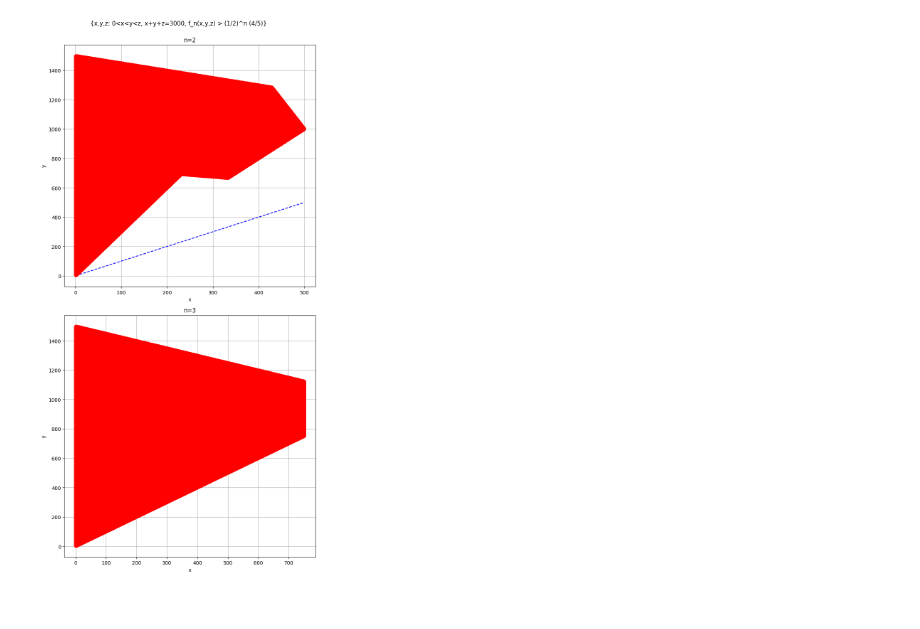
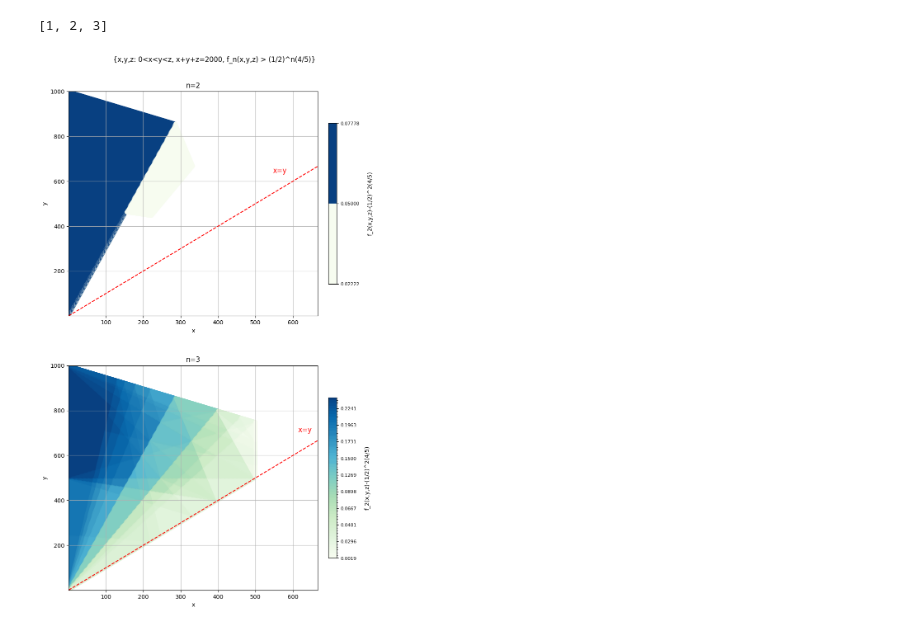
Before and after one commit to 7angel4/betting-game-proof, a Jupyter notebook: plot.ipynb, the cells around one changed output. Saved outputs shown, nothing was run; the diff lists cells and outputs as text; code cells hidden in the pictures.

Commit message:
added gradient colors (based on f_n(x,y,z) - thresh(n) values) to the scatter plots; modified the coordinates storage format to (x, y, f-thresh, z), for fixed sum x+y+z=2000

```diff
--- a/plot.ipynb
+++ b/plot.ipynb
@@ -23,20 +24,12 @@ with open('n=4_coordsb', 'w') as file:
     file.write(','.join(map(str, z_values)) + '\n')
 # %%
 def read(n):
-    with open(f'n={n}_coords') as fp:
+    with open(f'n={n}_coords_f') as fp:
         lines = fp.readlines()
-        xs = [int(i) for i in lines[0].strip().split(',')]
-        ys = [int(i) for i in lines[1].strip().split(',')]
-    return xs, ys
+        lines = [tuple(line.strip().split(',')) for line in lines]
+        lines = [(int(x), int(y), float(fval), int(z)) for x,y,fval,z in lines]
+    return zip(*lines)  # unzip into parallel lists
-# %%
-def subplot_f(n, ax=None):
-    xs, ys = read(n)
-
-    ax.scatter(xs, ys, color='red', zorder=5)
-    ax.plot(xs, xs, linestyle='--', color='blue', label='x<y')  # x<y boundary
-    ax.set_xlabel('x')
-    ax.set_ylabel('y')
-    ax.set_title(f'n={n}')
-
-    ax.grid(visible=True)
-#     ax.set_aspect('equal', adjustable='box')
+# %%
+XYZ_SUM=2000
+# %%
+xs, ys, fvals, _ = tuple(read(3))
@@ -42,0 +57,4 @@ def subplot_f(n, ax=None):
+# %%
+sorted({1:2,3:-1,2:3})
+# %% [output]
+[1, 2, 3]
@@ -43,11 +95,23 @@ def subplot_f(n, ax=None):
 # %%
-fig, axs = plt.subplots(2,1, figsize=(8,16))
-subplot_f(2, ax=axs[0])
-subplot_f(3, ax=axs[1])
+fig, axs = plt.subplots(2,1, figsize=(8,14))
+ns = [2,3,4]
+cbar_label = f'f_{n}(x,y,z)-(1/2)^{n}(4/5)'
+
+for i in range(2):
+    scatter = subplot_f(ns[i], ax=axs[i])
+    # color bar based on f_n(x,y,z) - thresh(n) values
+    cbar = fig.colorbar(scatter, ax=axs[i],
+                       fraction=0.03, pad=0.04)
+    cbar.ax.tick_params(labelsize=8)
+    cbar.set_label(cbar_label, labelpad=14)
 # subplot_f(4, ax=axs[1])
 plt.tight_layout(rect=[0, 0, 1, 0.96])
 
-fig.suptitle('{x,y,z: 0<x<y<z, x+y+z=3000, f_n(x,y,z) > (1/2)^n (4/5)}')
+# fig.legend(scatters, labels, loc='upper center', ncol=3, bbox_to_anchor=(0.5, 1.05))
+
+plt.suptitle('{x,y,z: 0<x<y<z, x+y+z=2000, f_n(x,y,z) > (1/2)^n(4/5)}')
+fig.savefig('f_n(x,y,z)-thresh(n).png',
+            dpi=300, bbox_inches='tight')
 plt.show()
 # %% [output]
-[figure, old version]
+[figure, new version]
```
Also changed, not shown: parts of 3 cells of this notebook, 5 other files.
